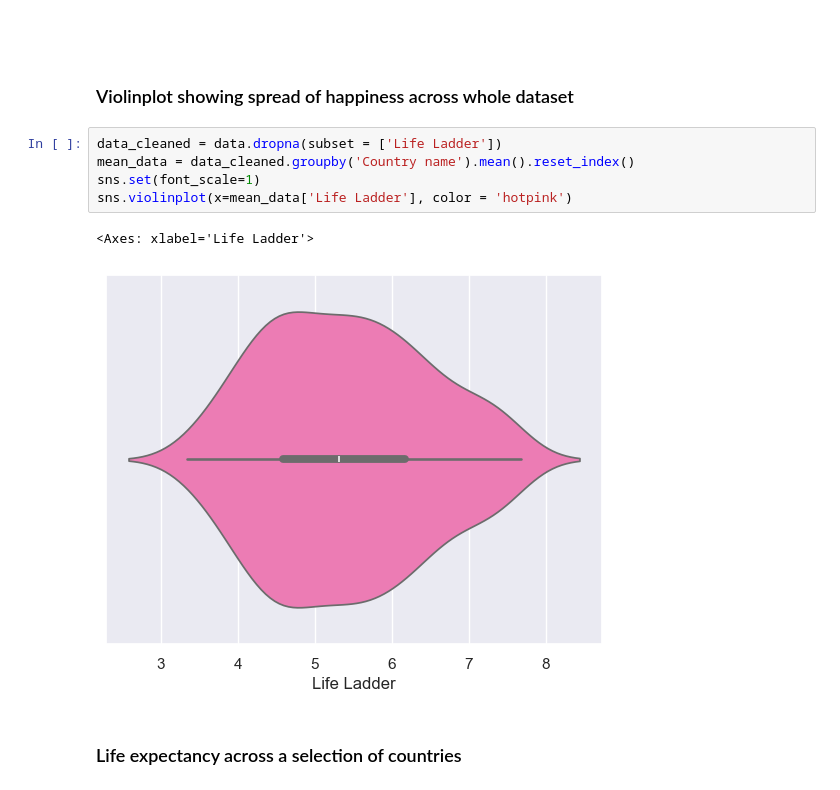
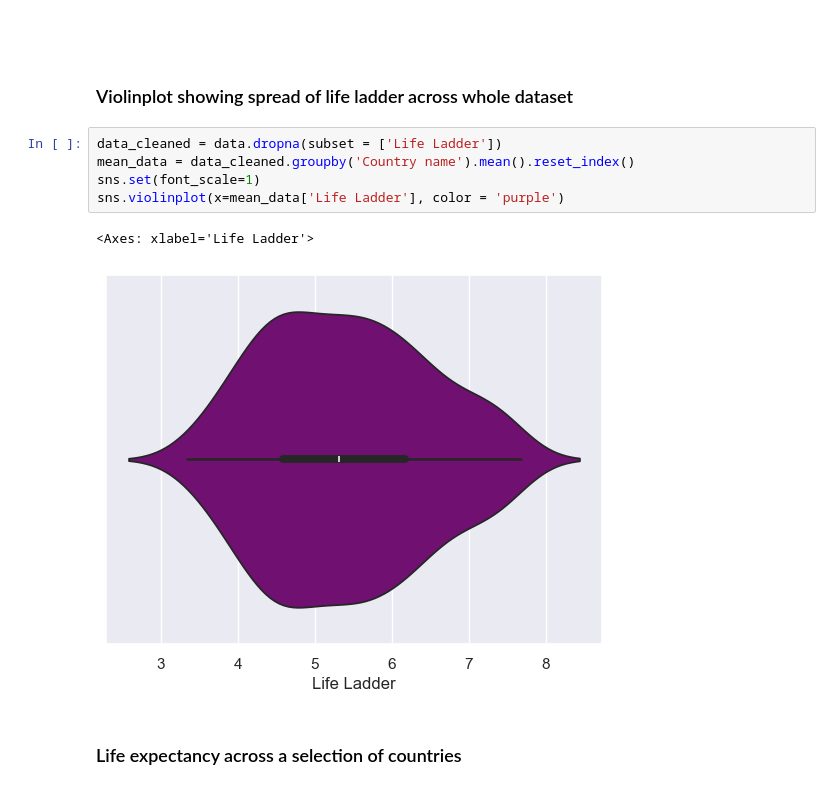
Before and after one commit to robbfox/jupyter-visualisation, a Jupyter notebook: visualised.ipynb, the cells around one changed output. Saved outputs shown, nothing was run; the diff lists cells and outputs as text.

```diff
--- a/visualised.ipynb
+++ b/visualised.ipynb
@@ -158,16 +158,16 @@ plt.show()
 [figure]
 # %% [markdown]
 ###
-# %% [markdown]
-### Violinplot showing spread of happiness across whole dataset
+# %% [markdown]
+### Violinplot showing spread of life ladder across whole dataset
 # %%
 data_cleaned = data.dropna(subset = ['Life Ladder'])
 mean_data = data_cleaned.groupby('Country name').mean().reset_index()
 sns.set(font_scale=1)
-sns.violinplot(x=mean_data['Life Ladder'], color = 'hotpink')
+sns.violinplot(x=mean_data['Life Ladder'], color = 'purple')
 # %% [output]
 <Axes: xlabel='Life Ladder'>
-[figure, old version]
+[figure, new version]
 # %% [markdown]
 ### Life expectancy across a selection of countries
 # %%
```
Also changed, not shown: parts of 10 cells of this notebook.
